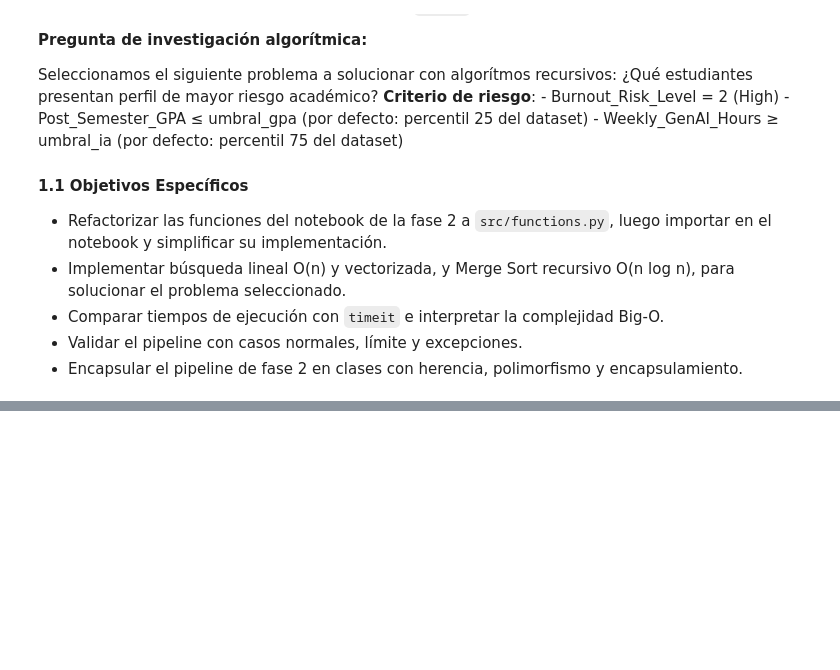
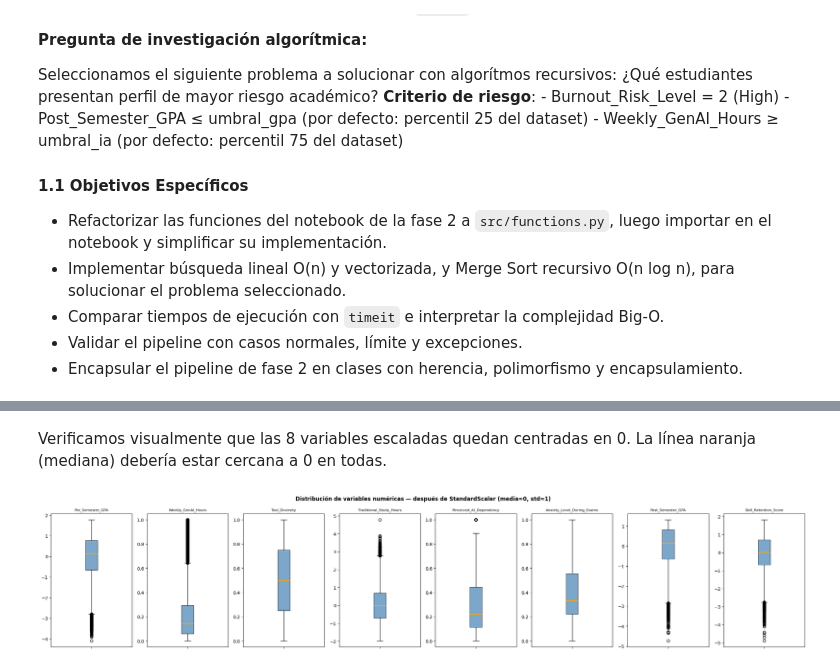
Before and after one commit to dark452/mcdi500_s1_grupo1, a Jupyter notebook: notebooks/F3_Rendimiento_POO.ipynb, the cells around one changed output, grey strips where cells are left out. Saved outputs shown, nothing was run; the diff lists cells and outputs as text; code cells hidden in the pictures; blank space fills up the shorter version.

```diff
--- a/notebooks/F3_Rendimiento_POO.ipynb
+++ b/notebooks/F3_Rendimiento_POO.ipynb
@@ -60,0 +382,5 @@ print(f"     numpy   : {np.__version__}")
+# %%
+df = codificar_one_hot(df, 'Major_Category',
+                       ['major_Arts', 'major_Business', 'major_Humanities',
+                        'major_Medical', 'major_STEM'])
+df.head()
@@ -60,0 +399,6 @@ print(f"     numpy   : {np.__version__}")
+# %%
+df = codificar_one_hot(df, 'Primary_Use_Case',
+                       ['use_Copywriting_Drafting', 'use_Debugging_Troubleshooting',
+                        'use_Direct_Answer_Generation', 'use_Ideation',
+                        'use_Summarizing_Reading'])
+df.head()
@@ -60,0 +418,5 @@ print(f"     numpy   : {np.__version__}")
+# %%
+df = codificar_one_hot(df, 'Institutional_Policy',
+                       ['policy_Actively_Encouraged', 'policy_Allowed_With_Citation',
+                        'policy_Strict_Ban'])
+df.head()
@@ -60,0 +459,3 @@ print(f"     numpy   : {np.__version__}")
+# %%
+df, scaler_std, scaler_mm = escalar_caracteristicas(df, COLS_STANDARD, COLS_MINMAX)
+df.head()
@@ -60,0 +478,6 @@ print(f"     numpy   : {np.__version__}")
+# %% [markdown]
+Verificamos visualmente que las 8 variables escaladas quedan centradas en 0. La línea naranja (mediana) debería estar cercana a 0 en todas.
+# %%
+mostrar_boxplots(df, COLUMNAS_NUMERICAS, 'Distribución de variables numéricas — después de StandardScaler (media≈0, std≈1)')
+# %% [output]
+[figure, added]
```
Also changed, not shown: parts of 39 cells of this notebook.
